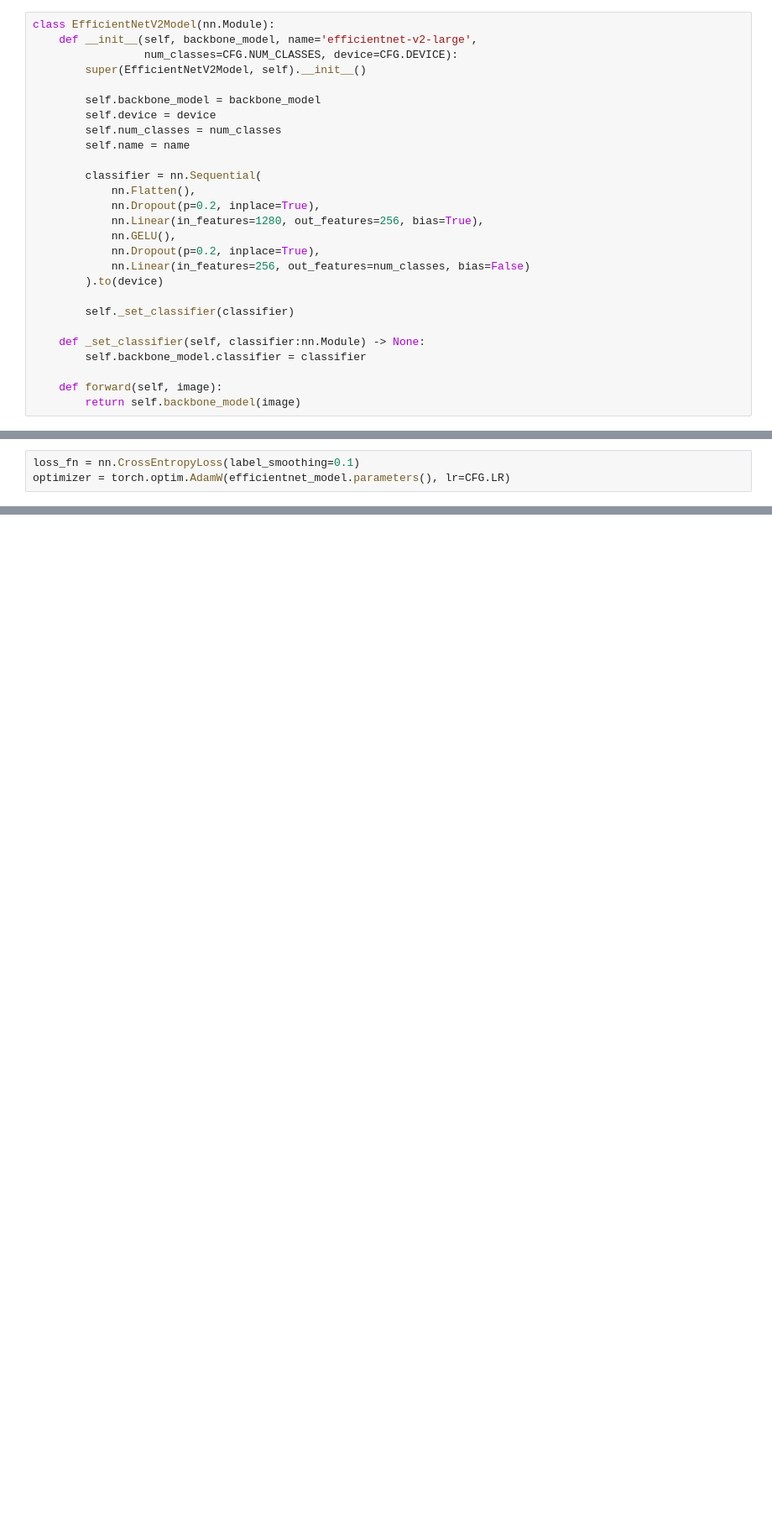
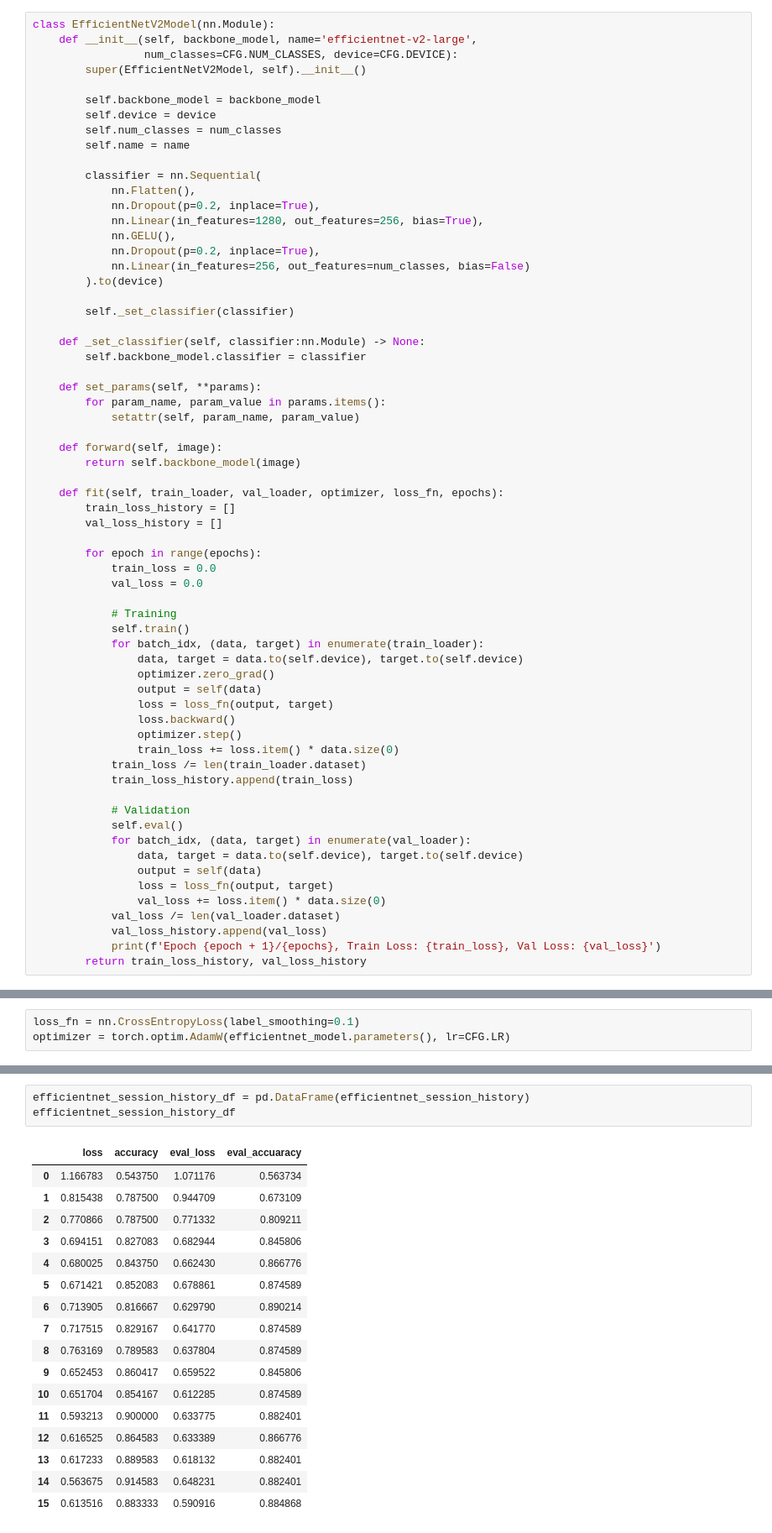
Before and after one commit to helenxtian/brain-tumor-project, a Jupyter notebook: P4_evaluation.ipynb, the cells around one changed output, grey strips where cells are left out. Shown: that part at 84% size. Cells and saved outputs as stored; diff of their text form; blank space fills up the shorter version.

```diff
--- a/P4_evaluation.ipynb
+++ b/P4_evaluation.ipynb
@@ -190,8 +192,45 @@ class EfficientNetV2Model(nn.Module):
     def _set_classifier(self, classifier:nn.Module) -> None:
         self.backbone_model.classifier = classifier
 
+    def set_params(self, **params):
+        for param_name, param_value in params.items():
+            setattr(self, param_name, param_value)
+
     def forward(self, image):
         return self.backbone_model(image)
+
+    def fit(self, train_loader, val_loader, optimizer, loss_fn, epochs):
+        train_loss_history = []
+        val_loss_history = []
+
+        for epoch in range(epochs):
+            train_loss = 0.0
+            val_loss = 0.0
+
+            # Training
+            self.train()
+            for batch_idx, (data, target) in enumerate(train_loader):
+                data, target = data.to(self.device), target.to(self.device)
+                optimizer.zero_grad()
+                output = self(data)
+                loss = loss_fn(output, target)
+                loss.backward()
+                optimizer.step()
+                train_loss += loss.item() * data.size(0)
+            train_loss /= len(train_loader.dataset)
+            train_loss_history.append(train_loss)
+
+            # Validation
+            self.eval()
+            for batch_idx, (data, target) in enumerate(val_loader):
+                data, target = data.to(self.device), target.to(self.device)
+                output = self(data)
+                loss = loss_fn(output, target)
+                val_loss += loss.item() * data.size(0)
+            val_loss /= len(val_loader.dataset)
+            val_loss_history.append(val_loss)
+            print(f'Epoch {epoch + 1}/{epochs}, Train Loss: {train_loss}, Val Loss: {val_loss}')
+        return train_loss_history, val_loss_history
 # %%
 def get_efficientnetv2_model(
     device: torch.device=CFG.NUM_CLASSES) -> nn.Module:
@@ -354,0 +444,21 @@ Epoch 11/16
+# %%
+efficientnet_session_history_df = pd.DataFrame(efficientnet_session_history)
+efficientnet_session_history_df
+# %% [output]
+|  | loss | accuracy | eval_loss | eval_accuaracy |
+| 0 | 1.166783 | 0.543750 | 1.071176 | 0.563734 |
+| 1 | 0.815438 | 0.787500 | 0.944709 | 0.673109 |
+| 2 | 0.770866 | 0.787500 | 0.771332 | 0.809211 |
+| 3 | 0.694151 | 0.827083 | 0.682944 | 0.845806 |
+| 4 | 0.680025 | 0.843750 | 0.662430 | 0.866776 |
+| 5 | 0.671421 | 0.852083 | 0.678861 | 0.874589 |
+| 6 | 0.713905 | 0.816667 | 0.629790 | 0.890214 |
+| 7 | 0.717515 | 0.829167 | 0.641770 | 0.874589 |
+| 8 | 0.763169 | 0.789583 | 0.637804 | 0.874589 |
+| 9 | 0.652453 | 0.860417 | 0.659522 | 0.845806 |
+| 10 | 0.651704 | 0.854167 | 0.612285 | 0.874589 |
+| 11 | 0.593213 | 0.900000 | 0.633775 | 0.882401 |
+| 12 | 0.616525 | 0.864583 | 0.633389 | 0.866776 |
+| 13 | 0.617233 | 0.889583 | 0.618132 | 0.882401 |
+| 14 | 0.563675 | 0.914583 | 0.648231 | 0.882401 |
+| 15 | 0.613516 | 0.883333 | 0.590916 | 0.884868 |
```
Also changed, not shown: parts of 34 cells of this notebook.
